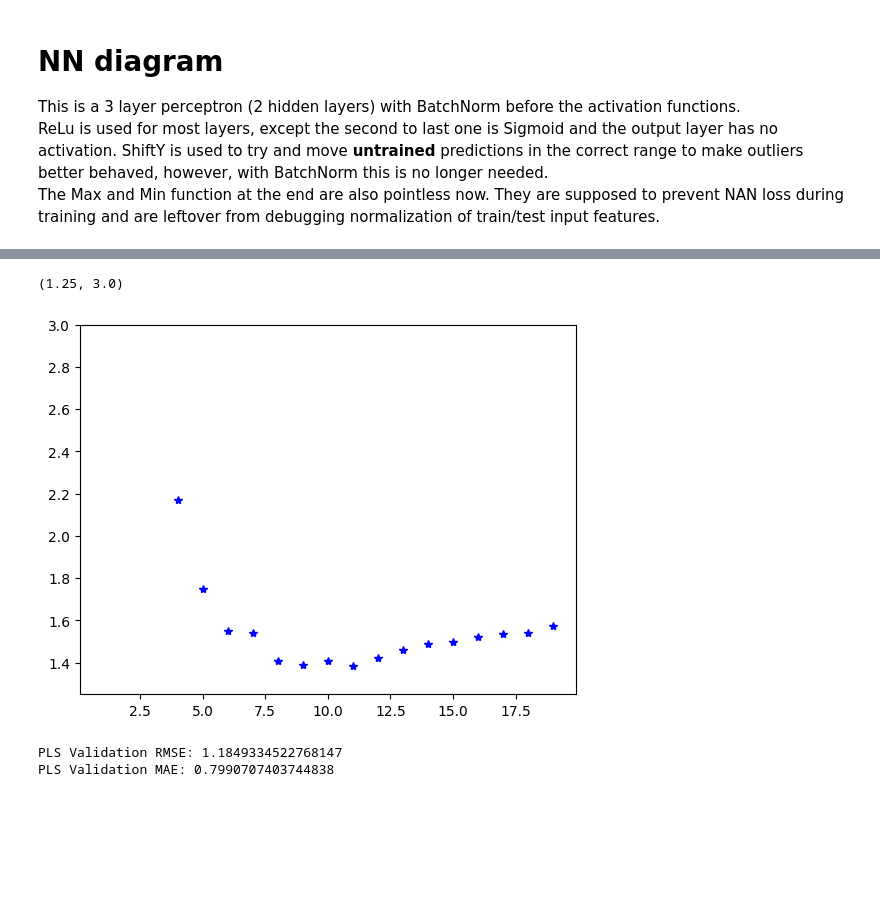
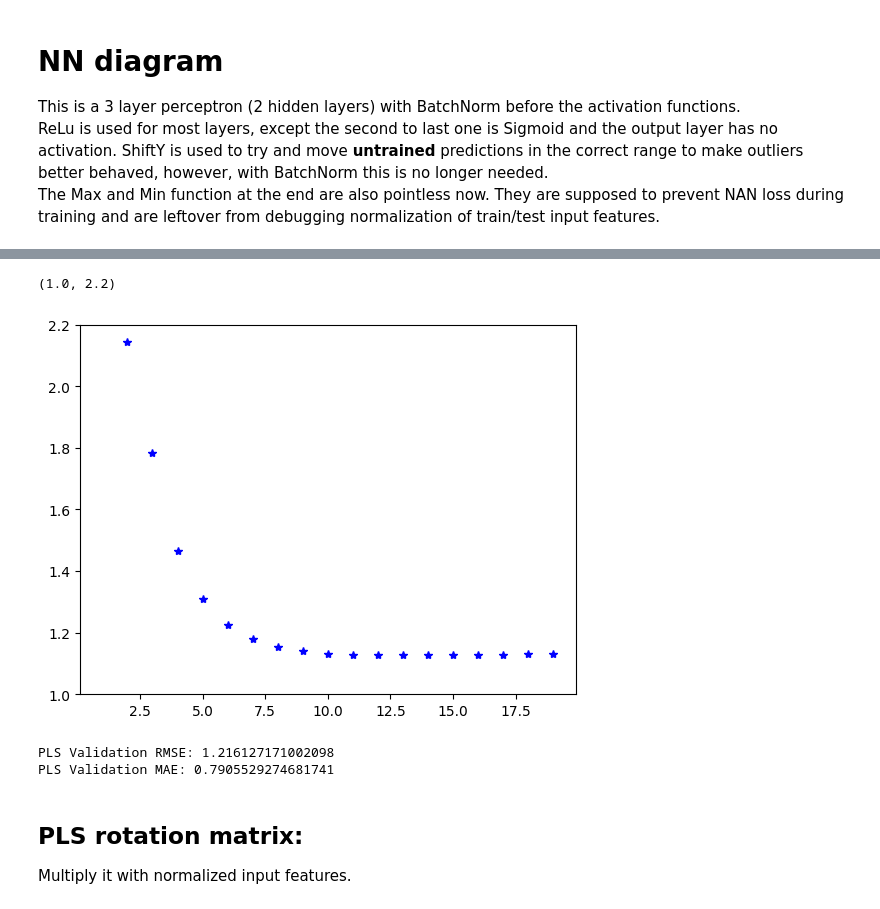
Before and after one commit to zetadin/TransferLearningFromPLS, a Jupyter notebook: ML_perceptron.ipynb, the cells around one changed output, grey strips where cells are left out. Cells and saved outputs as stored; diff of their text form; code cells hidden in the pictures; blank space fills up the shorter version.

```diff
--- a/ML_perceptron.ipynb
+++ b/ML_perceptron.ipynb
@@ -1147,32 +1080,29 @@ cv = RepeatedKFold(n_splits=10, n_repeats=3, random_state=1)
 mse = []
 n = 20 # max PLS components
 
-# # Calculate MSE with only the intercept
-# score = -1*model_selection.cross_val_score(PLSRegression(n_components=1),
-#            np.ones((len(Y_train),1)), Y_train, cv=cv, scoring='neg_mean_squared_error').mean()
-# mse.append(score)
-
-
 # Calculate MSE using cross-validation, adding one component at a time
 for i in trange(1, n):
-    pls = PLSRegression(n_components=i)
+    pls = PLSRegression(n_components=i, scale=False)
     score = -1*model_selection.cross_val_score(pls, X_train, Y_train, cv=cv,
                scoring='neg_mean_squared_error').mean()
     mse.append(score)
 # %%
 # print(mse)
-plt.plot(np.arange(1,20), mse, "b*")
-plt.ylim((1.25,3))
+plt.plot(np.arange(1,20), np.sqrt(mse), "b*")
+plt.ylim((1,2.2))
 # %% [output]
-(1.25, 3.0)
+(1.0, 2.2)
-[figure, old version]
+[figure, new version]
 # %%
-pls = PLSRegression(n_components=11)
+pls = PLSRegression(n_components=11, scale=False)
 pls.fit(X_train, Y_train)
 
 P_Val=pls.predict(X_Val)
 print("PLS Validation RMSE:", np.sqrt(mean_squared_error(Y_Val, P)))
 print("PLS Validation MAE:", mean_absolute_error(Y_Val, P))
 # %% [output]
-PLS Validation RMSE: 1.1849334522768147
-PLS Validation MAE: 0.7990707403744838
+PLS Validation RMSE: 1.216127171002098
+PLS Validation MAE: 0.7905529274681741
+# %% [markdown]
+## PLS rotation matrix:
+Multiply it with normalized input features.
```
Also changed, not shown: parts of 19 cells of this notebook.
